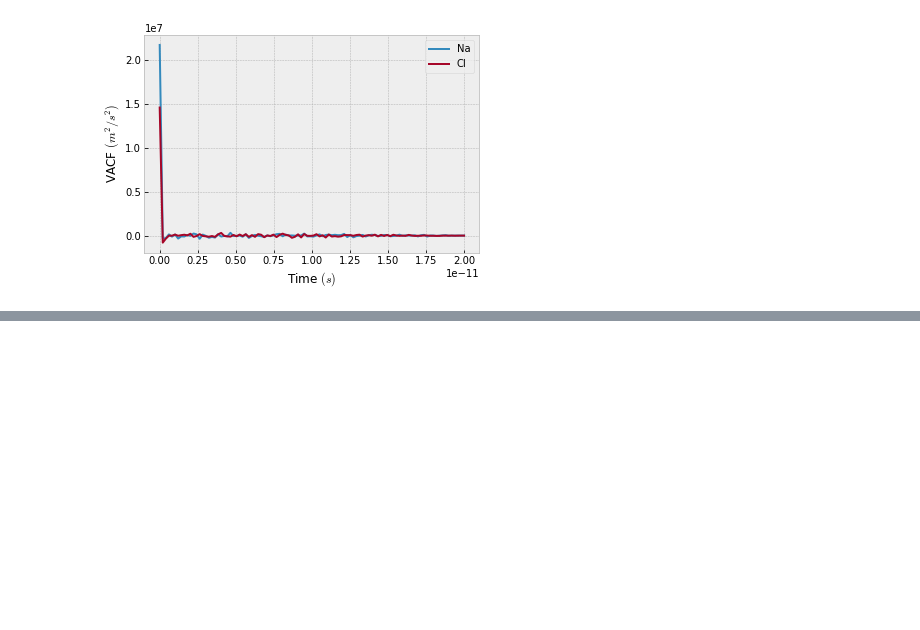
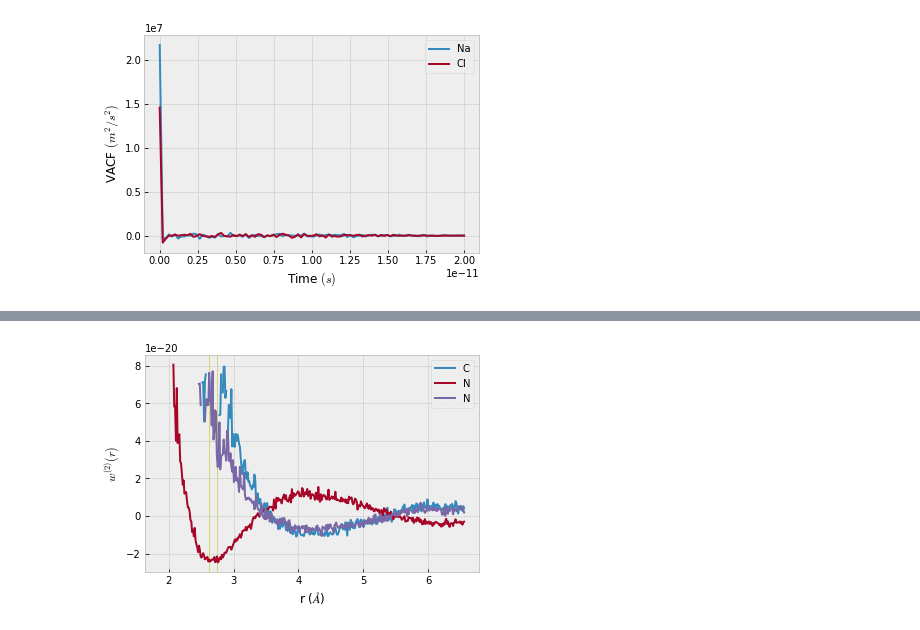
Before and after one commit to zincware/MDSuite, a Jupyter notebook: tutorials/walkthrough_notebooks/MDSuite_Binary_Salt_Walkthrough.ipynb, the cells around one changed output, grey strips where cells are left out. Saved outputs shown, nothing was run; the diff lists cells and outputs as text; code cells hidden in the pictures; blank space fills up the shorter version.

```diff
--- a/tutorials/walkthrough_notebooks/MDSuite_Binary_Salt_Walkthrough.ipynb
+++ b/tutorials/walkthrough_notebooks/MDSuite_Binary_Salt_Walkthrough.ipynb
@@ -127,0 +136,4 @@ NaCl_1400K.save_class()
+# %%
+NaCl_1400K.run_computation('PotentialOfMeanForce', plot=True)
+# %% [output]
+[figure, added]
```
Also changed, not shown: parts of 5 cells of this notebook, 14 other files.
